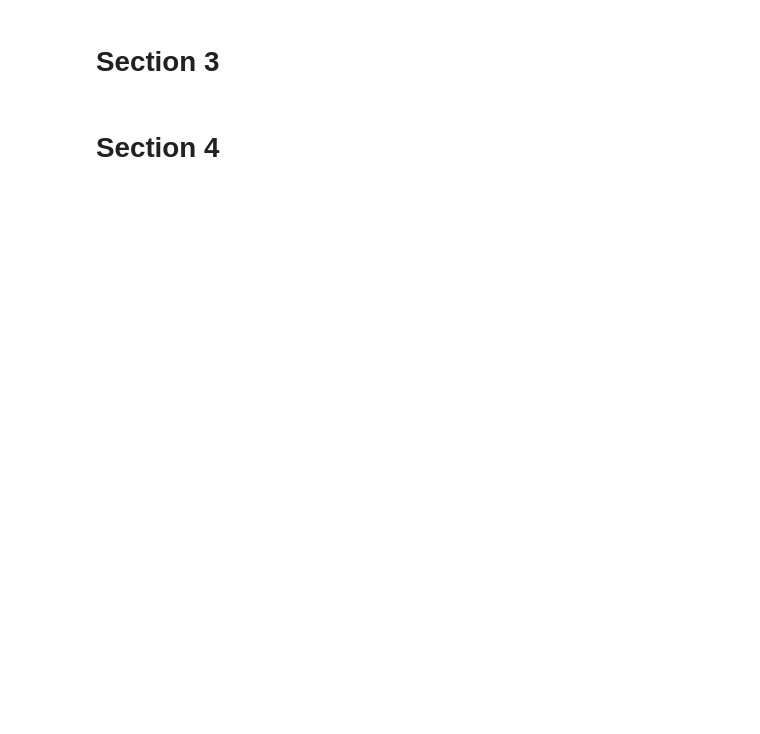
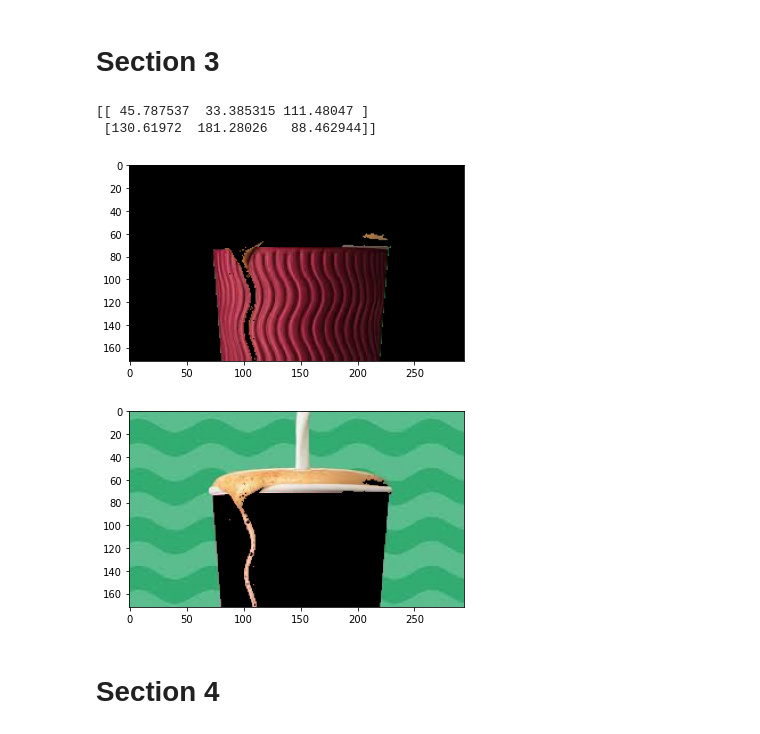
Before and after one commit to seif7666/OpenCV-Sessions, a Jupyter notebook: Session2/Session2.ipynb, the cells around one changed output. Cells and saved outputs as stored; diff of their text form; code cells hidden in the pictures; blank space fills up the shorter version.

```diff
--- a/Session2/Session2.ipynb
+++ b/Session2/Session2.ipynb
@@ -64,18 +88,23 @@ cap.release()
 # %%
 import cv2 as cv
 def getKmeans(clusters, image:np.ndarray):
     datapoints= image.reshape((-1,3)).astype(np.float32) # It is a colored image, so each pixel has 3 features
     criteria = (cv.TERM_CRITERIA_EPS + cv.TERM_CRITERIA_MAX_ITER, 10, 1.0)
     ret,label,center=cv.kmeans(datapoints,clusters,None,criteria,10,cv.KMEANS_RANDOM_CENTERS)
 #     print(ret)
 #     print(label)
-#     print(center)
+    print(center)
     labels= label.reshape((image.shape[0],image.shape[1]))
-    for i in range(clusters):
+    for i in range(clusters):#0,1,...clusters-1
         new_image= image.copy()
         new_image[labels!=i]= np.uint8([0,0,0])
         display_img(new_image)
-getKmeans(3,cup)
+getKmeans(2,cup)
+# %% [output]
+[[ 45.787537  33.385315 111.48047 ]
+ [130.61972  181.28026   88.462944]]
+[figure, added]
+[figure, added]
 # %% [markdown]
 # Section 4
 # %%
```
Also changed, not shown: parts of 12 cells of this notebook, 1 other file.
